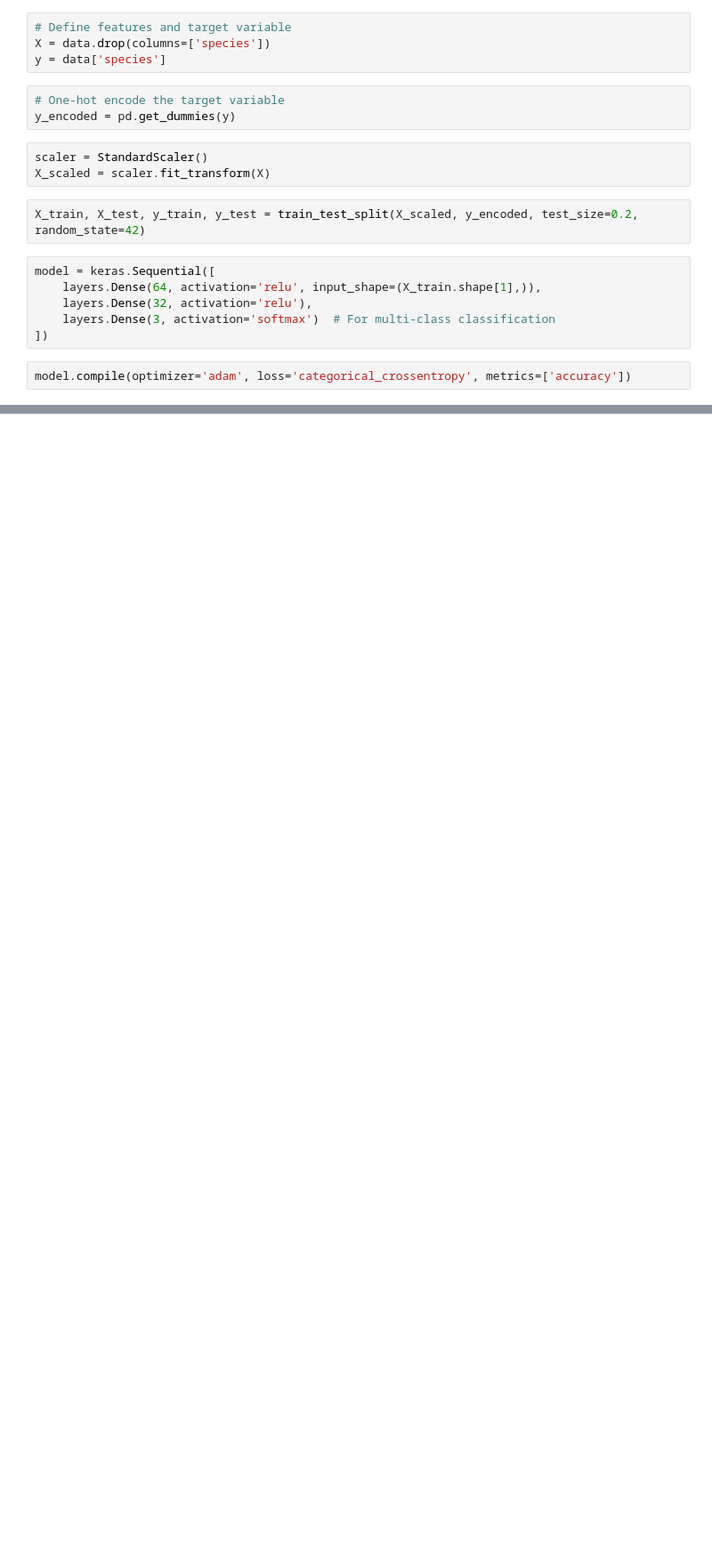
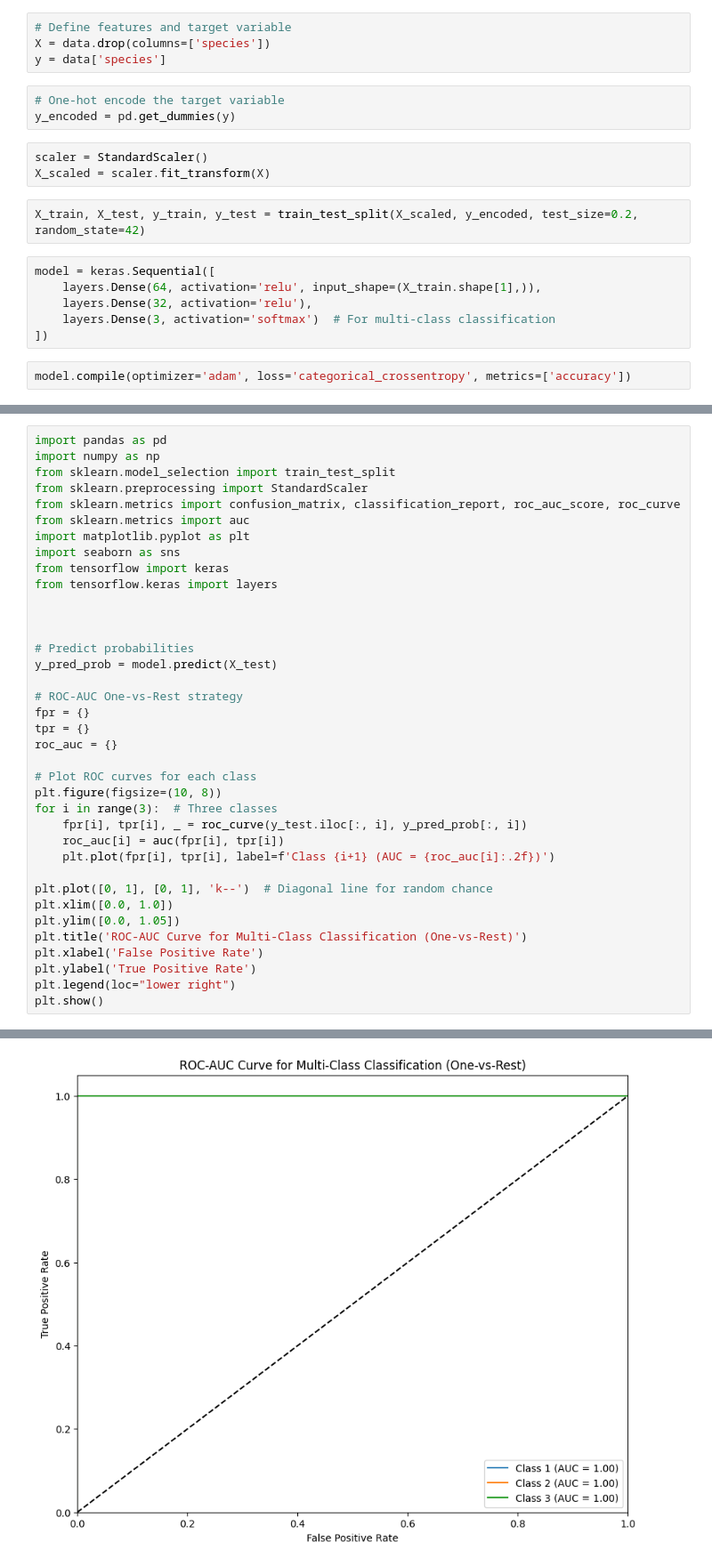
Before and after one commit to Mohammed70S/multi_classification, a Jupyter notebook: MultiClassClassification.ipynb, the cells around one changed output, grey strips where cells are left out. Shown: that part at 89% size. Saved outputs shown, nothing was run; the diff lists cells and outputs as text; blank space fills up the shorter version.

```diff
--- a/MultiClassClassification.ipynb
+++ b/MultiClassClassification.ipynb
@@ -137 +137,39 @@ print(f'ROC-AUC Score: {roc_auc:.2f}')
 ROC-AUC Score: 1.00
+# %%
+import pandas as pd
+import numpy as np
+from sklearn.model_selection import train_test_split
+from sklearn.preprocessing import StandardScaler
+from sklearn.metrics import confusion_matrix, classification_report, roc_auc_score, roc_curve
+from sklearn.metrics import auc
+import matplotlib.pyplot as plt
+import seaborn as sns
+from tensorflow import keras
+from tensorflow.keras import layers
+
+
+
+# Predict probabilities
+y_pred_prob = model.predict(X_test)
+
+# ROC-AUC One-vs-Rest strategy
+fpr = {}
+tpr = {}
+roc_auc = {}
+
+# Plot ROC curves for each class
+plt.figure(figsize=(10, 8))
+for i in range(3):  # Three classes
+    fpr[i], tpr[i], _ = roc_curve(y_test.iloc[:, i], y_pred_prob[:, i])
+    roc_auc[i] = auc(fpr[i], tpr[i])
+    plt.plot(fpr[i], tpr[i], label=f'Class {i+1} (AUC = {roc_auc[i]:.2f})')
+
+plt.plot([0, 1], [0, 1], 'k--')  # Diagonal line for random chance
+plt.xlim([0.0, 1.0])
+plt.ylim([0.0, 1.05])
+plt.title('ROC-AUC Curve for Multi-Class Classification (One-vs-Rest)')
+plt.xlabel('False Positive Rate')
+plt.ylabel('True Positive Rate')
+plt.legend(loc="lower right")
+plt.show()
+# %% [output]
@@ -137,0 +177 @@ ROC-AUC Score: 1.00
+[figure, added]
```
Also changed, not shown: parts of 7 cells of this notebook.
